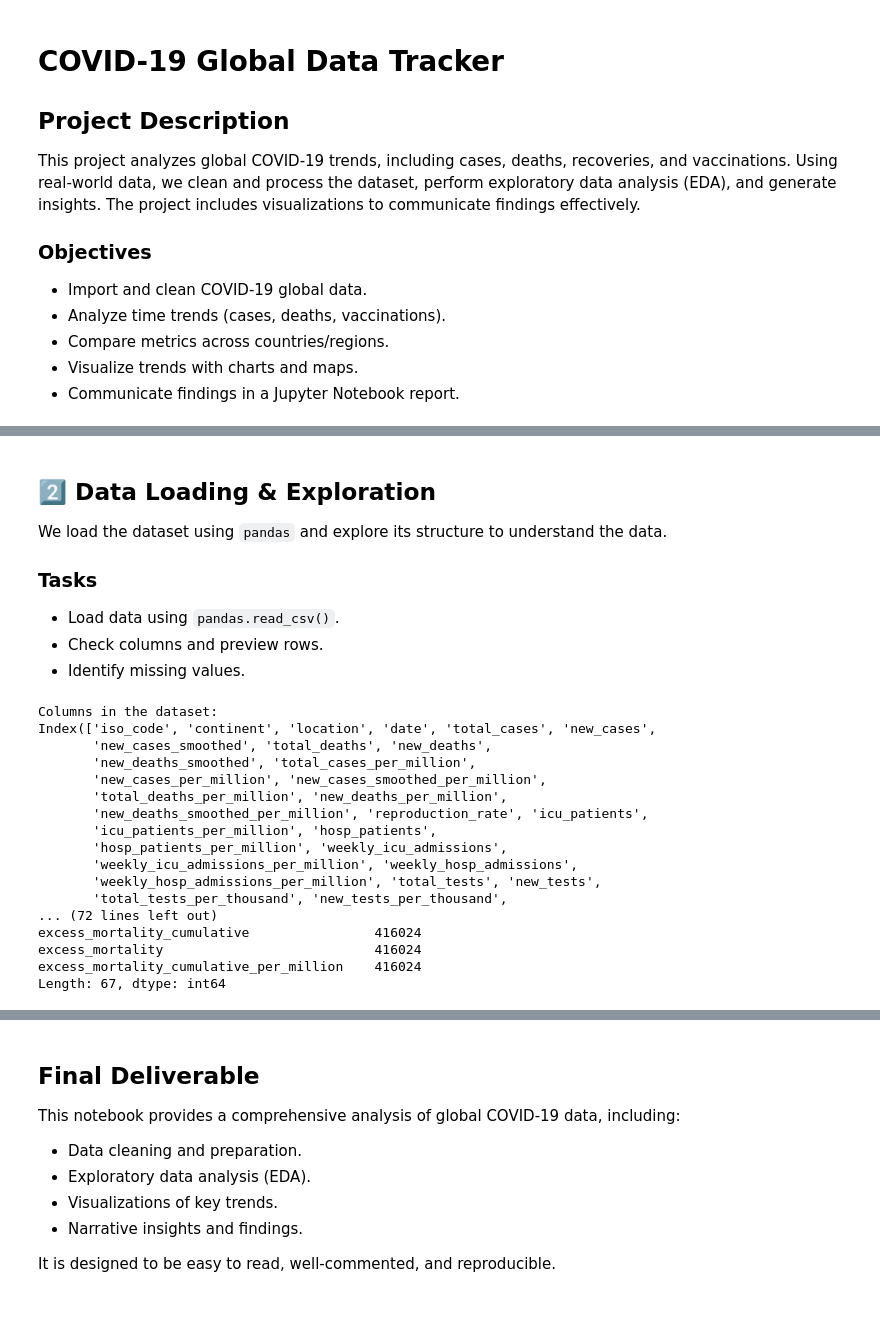
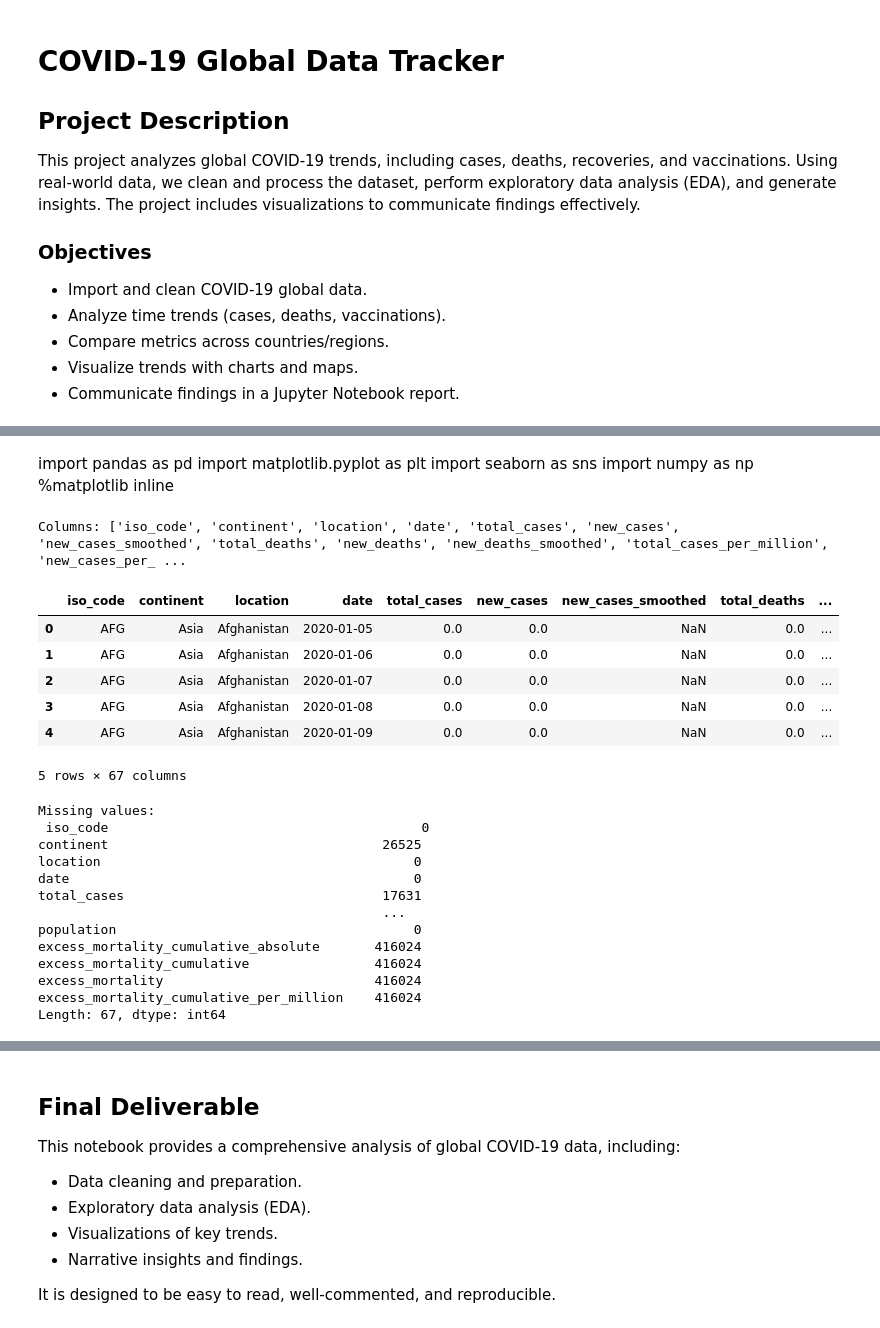
Before and after one commit to Neo21702/Python-COVID19-Project-wk8, a Jupyter notebook: JupyterNotebook.ipynb, the cells around one changed output, grey strips where cells are left out. Drawn from its saved outputs; the diff is of its cells as text; code cells hidden in the pictures.

```diff
--- a/JupyterNotebook.ipynb
+++ b/JupyterNotebook.ipynb
@@ -22,43 +13,39 @@ The dataset used in this project is the **Our World in Data COVID-19 Dataset**.
-# %% [markdown]
-## 2️⃣ Data Loading & Exploration
-We load the dataset using `pandas` and explore its structure to understand the data.
-
-### Tasks
-- Load data using `pandas.read_csv()`.
-- Check columns and preview rows.
-- Identify missing values.
+# %% [markdown]
+import pandas as pd
+import matplotlib.pyplot as plt
+import seaborn as sns
+import numpy as np
+%matplotlib inline
 # %%
-import pandas as pd
-
-# Load the dataset
+# Define file name and load data
+file_name = "owid-covid-data.csv"
 df = pd.read_csv(file_name)
 
-# Display basic information about the dataset
-print("Columns in the dataset:")
-print(df.columns)
-
-# Preview the first few rows
-print("\nPreview of the dataset:")
-print(df.head())
+# Display columns and preview
+print("Columns:", df.columns.tolist())
+display(df.head())
 
 # Check for missing values
-print("\nMissing values in each column:")
-print(df.isnull().sum())
+print("\nMissing values:\n", df.isnull().sum())
 # %% [output]
-Columns in the dataset:
-Index(['iso_code', 'continent', 'location', 'date', 'total_cases', 'new_cases',
-       'new_cases_smoothed', 'total_deaths', 'new_deaths',
-       'new_deaths_smoothed', 'total_cases_per_million',
-       'new_cases_per_million', 'new_cases_smoothed_per_million',
-       'total_deaths_per_million', 'new_deaths_per_million',
-       'new_deaths_smoothed_per_million', 'reproduction_rate', 'icu_patients',
-       'icu_patients_per_million', 'hosp_patients',
-       'hosp_patients_per_million', 'weekly_icu_admissions',
-       'weekly_icu_admissions_per_million', 'weekly_hosp_admissions',
-       'weekly_hosp_admissions_per_million', 'total_tests', 'new_tests',
-       'total_tests_per_thousand', 'new_tests_per_thousand',
-... (72 lines left out)
-excess_mortality_cumulative                416024
-excess_mortality                           416024
-excess_mortality_cumulative_per_million    416024
-Length: 67, dtype: int64
+Columns: ['iso_code', 'continent', 'location', 'date', 'total_cases', 'new_cases', 'new_cases_smoothed', 'total_deaths', 'new_deaths', 'new_deaths_smoothed', 'total_cases_per_million', 'new_cases_per_ ...
+|  | iso_code | continent | location | date | total_cases | new_cases | new_cases_smoothed | total_deaths | ... |
+| 0 | AFG | Asia | Afghanistan | 2020-01-05 | 0.0 | 0.0 | NaN | 0.0 | ... |
+| 1 | AFG | Asia | Afghanistan | 2020-01-06 | 0.0 | 0.0 | NaN | 0.0 | ... |
+| 2 | AFG | Asia | Afghanistan | 2020-01-07 | 0.0 | 0.0 | NaN | 0.0 | ... |
+| 3 | AFG | Asia | Afghanistan | 2020-01-08 | 0.0 | 0.0 | NaN | 0.0 | ... |
+| 4 | AFG | Asia | Afghanistan | 2020-01-09 | 0.0 | 0.0 | NaN | 0.0 | ... |
+5 rows × 67 columns
+Missing values:
+ iso_code                                        0
+continent                                   26525
+location                                        0
+date                                            0
+total_cases                                 17631
+                                            ...
+population                                      0
+excess_mortality_cumulative_absolute       416024
+excess_mortality_cumulative                416024
+excess_mortality                           416024
+excess_mortality_cumulative_per_million    416024
+Length: 67, dtype: int64
```
Also changed, not shown: parts of 19 cells of this notebook.
